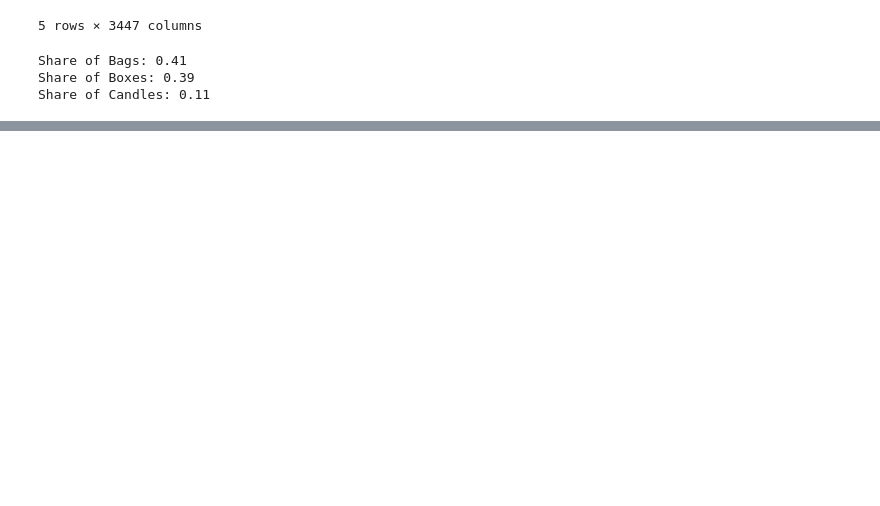
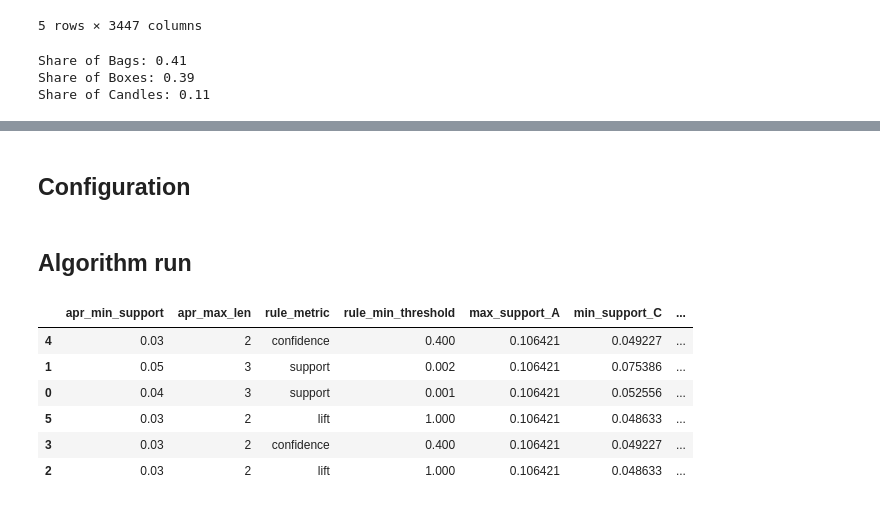
Before and after one commit to iliya1984/DevML, a Jupyter notebook: market_basket_analysis/novelty_gift_analysis.ipynb, the cells around one changed output, grey strips where cells are left out. Cells and saved outputs as stored; diff of their text form; code cells hidden in the pictures; blank space fills up the shorter version.

```diff
--- a/market_basket_analysis/novelty_gift_analysis.ipynb
+++ b/market_basket_analysis/novelty_gift_analysis.ipynb
@@ -416,0 +364,2 @@ statistics
+# %% [markdown]
+## Configuration
@@ -416,0 +410,16 @@ statistics
+# %% [markdown]
+## Algorithm run
+# %%
+apriori_alg = Apriori(configuration, item_map_df)
+results = apriori_alg.run()
+
+statistics = results.statistics.get().sort_values(by=['rules'])
+statistics
+# %% [output]
+|  | apr_min_support | apr_max_len | rule_metric | rule_min_threshold | max_support_A | min_support_C | ... |
+| 4 | 0.03 | 2 | confidence | 0.400 | 0.106421 | 0.049227 | ... |
+| 1 | 0.05 | 3 | support | 0.002 | 0.106421 | 0.075386 | ... |
+| 0 | 0.04 | 3 | support | 0.001 | 0.106421 | 0.052556 | ... |
+| 5 | 0.03 | 2 | lift | 1.000 | 0.106421 | 0.048633 | ... |
+| 3 | 0.03 | 2 | confidence | 0.400 | 0.106421 | 0.049227 | ... |
+| 2 | 0.03 | 2 | lift | 1.000 | 0.106421 | 0.048633 | ... |
```
Also changed, not shown: parts of 11 cells of this notebook.
